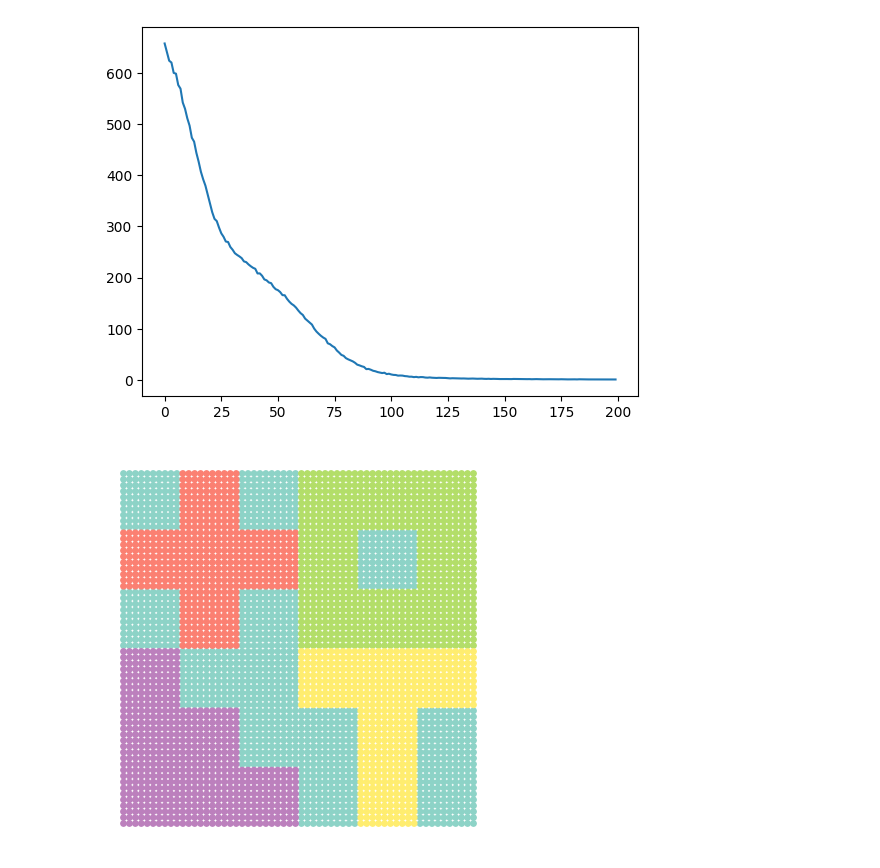
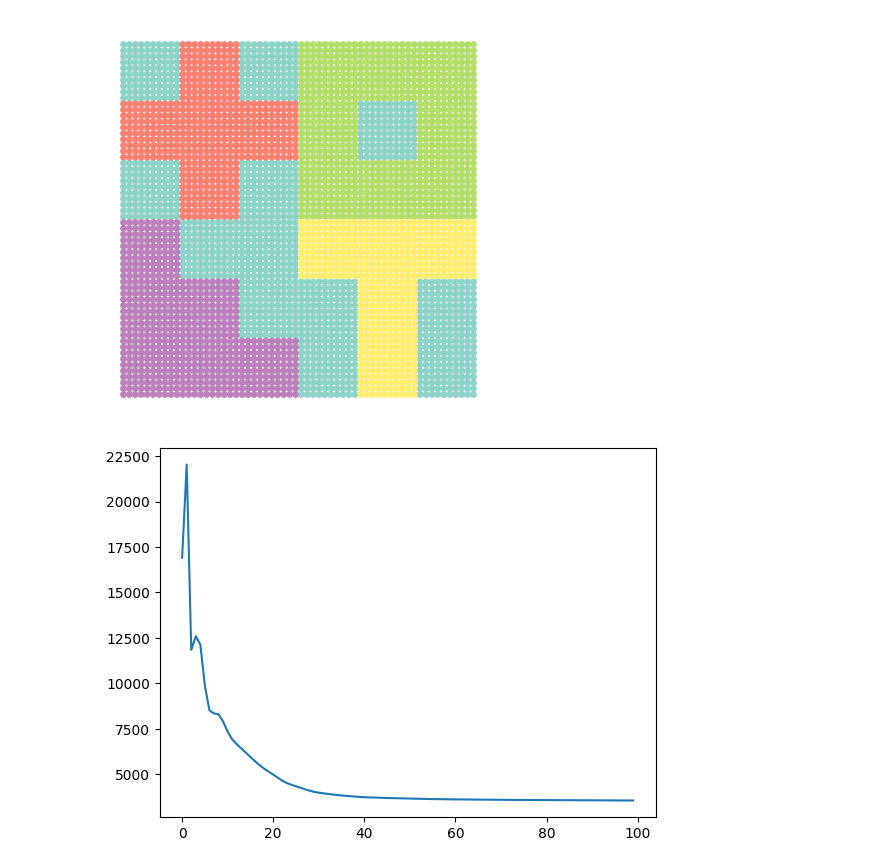
Before and after one commit to craigfouts/asterism, a Jupyter notebook: notebooks/sandbox.ipynb, the cells around one changed output. Saved outputs shown, nothing was run; the diff lists cells and outputs as text; code cells hidden in the pictures.

```diff
--- a/notebooks/sandbox.ipynb
+++ b/notebooks/sandbox.ipynb
@@ -439,0 +125,3 @@ show_dataset(z_locations, topics)
+# %%
+data, labels = make_dataset(return_tensor=True)
+show_dataset(data, labels)
@@ -440,14 +130,11 @@ show_dataset(z_locations, topics)
 # %%
-arr = np.arange(len(model.log_))
+model = VQVAE()
+model.fit(data[:, 3:])
+show_dataset(data, model.labels_)
+plt.show()
+arr = torch.arange(len(model.log_))
 plt.plot(arr, model.log_)
 plt.show()
 # %% [output]
-[figure, old version]
+[figure, new version]
+[figure, added]
-# %%
-from ncp import NCP as oldNCP
-
-model_old = oldNCP()
-topics = model_old.fit(X, y)(z_features)
-show_dataset(z_locations, topics)
-# %% [output]
-[figure, removed]
```
Also changed, not shown: parts of 24 cells of this notebook, 7 other files.
